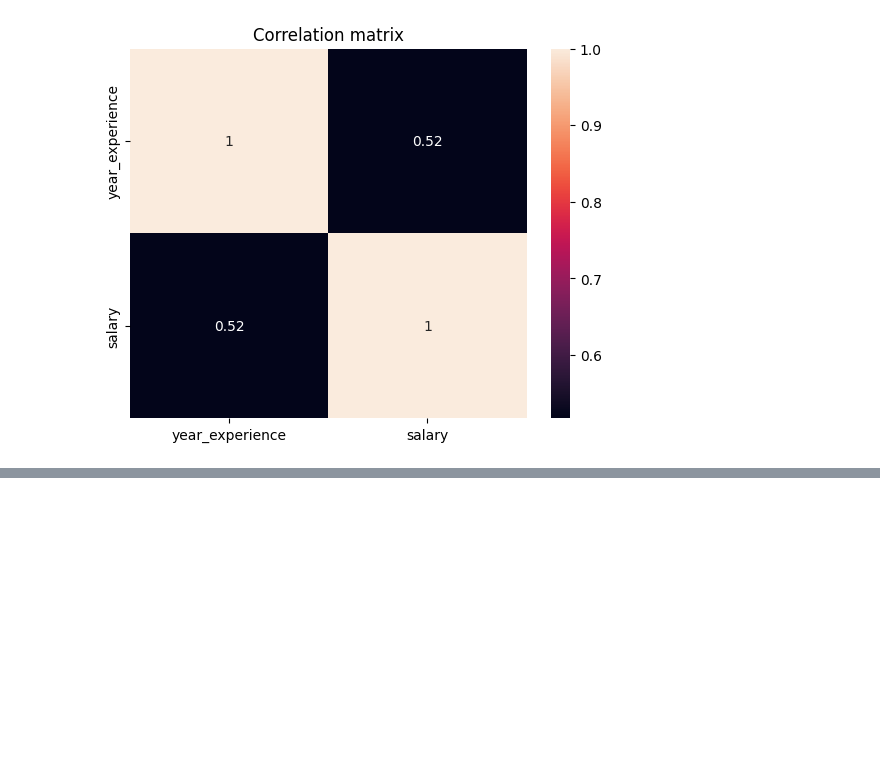
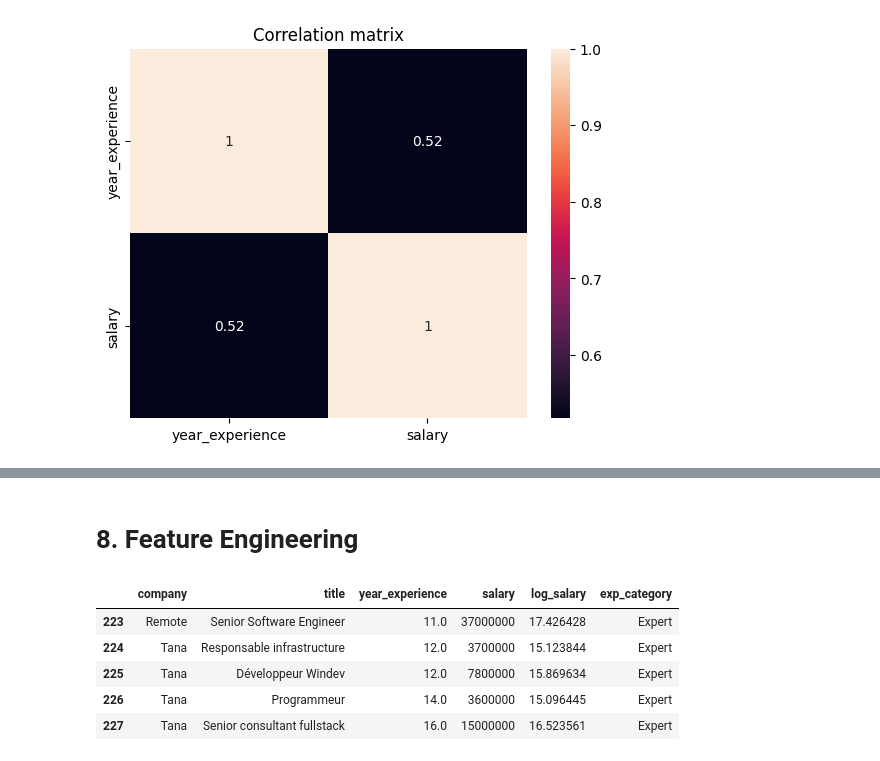
Before and after one commit to Malagasy-IT-worker/Machine-Learning-Karama, a Jupyter notebook: monitor.ipynb, the cells around one changed output, grey strips where cells are left out. Drawn from its saved outputs; the diff is of its cells as text; code cells hidden in the pictures; blank space fills up the shorter version.

```diff
--- a/monitor.ipynb
+++ b/monitor.ipynb
@@ -162,0 +176,17 @@ plt.show()
+# %% [markdown]
+# 8. Feature Engineering
+# %%
+df['exp_category'] = pd.cut(df['year_experience'],
+                            bins=[0, 1, 3, 5, 10, 100],
+                            labels=['Junior', 'Débutant', 'Intermédiaire',
+                                    'Expérimenté', 'Expert']
+                            )
+# %%
+df.tail()
+# %% [output]
+|  | company | title | year_experience | salary | log_salary | exp_category |
+| 223 | Remote | Senior Software Engineer | 11.0 | 37000000 | 17.426428 | Expert |
+| 224 | Tana | Responsable infrastructure | 12.0 | 3700000 | 15.123844 | Expert |
+| 225 | Tana | Développeur Windev | 12.0 | 7800000 | 15.869634 | Expert |
+| 226 | Tana | Programmeur | 14.0 | 3600000 | 15.096445 | Expert |
+| 227 | Tana | Senior consultant fullstack | 16.0 | 15000000 | 16.523561 | Expert |
```
Also changed, not shown: parts of 9 cells of this notebook.
